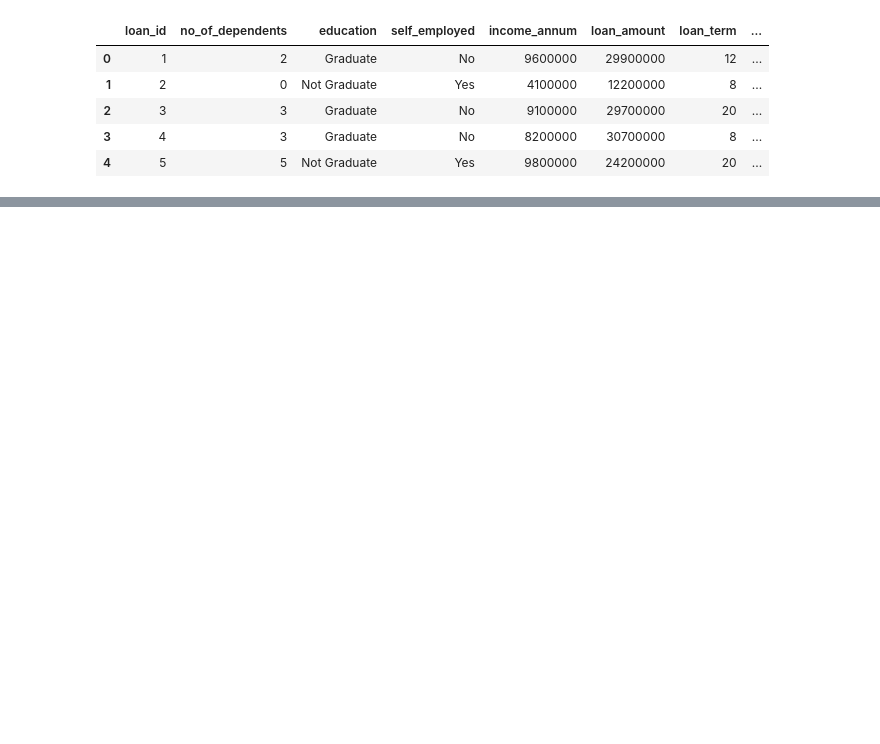
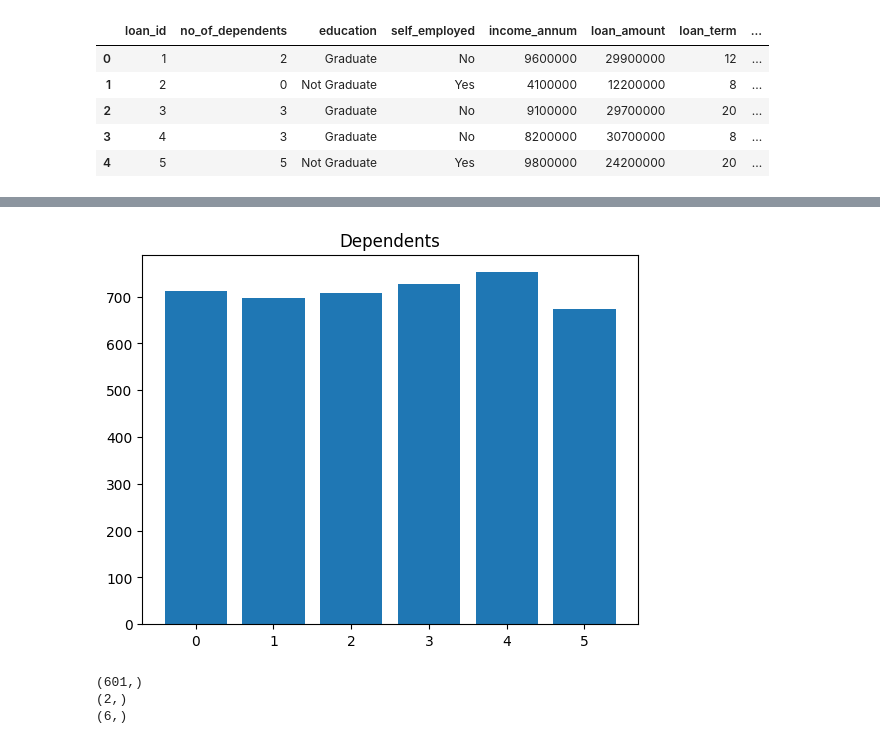
Before and after one commit to mwend-a/Loan_Guard, a Jupyter notebook: Untitled-1.ipynb, the cells around one changed output, grey strips where cells are left out. Drawn from its saved outputs; the diff is of its cells as text; code cells hidden in the pictures; blank space fills up the shorter version.

```diff
--- a/Untitled-1.ipynb
+++ b/Untitled-1.ipynb
@@ -55,0 +61,17 @@ dtype: int64
+# %%
+#Dependents
+dependants_count= data[' no_of_dependents'].value_counts()
+plt.bar(dependants_count.index, dependants_count.values)
+plt.title('Dependents')
+plt.show()
+# %% [output]
+[figure, added]
+# %%
+credit_count= data['credit_score'].value_counts()
+print(credit_count.shape)
+print(loan_status_counts.shape)
+print(dependants_count.shape)
+# %% [output]
+(601,)
+(2,)
+(6,)
```
Also changed, not shown: parts of 22 cells of this notebook, 2 other files.
